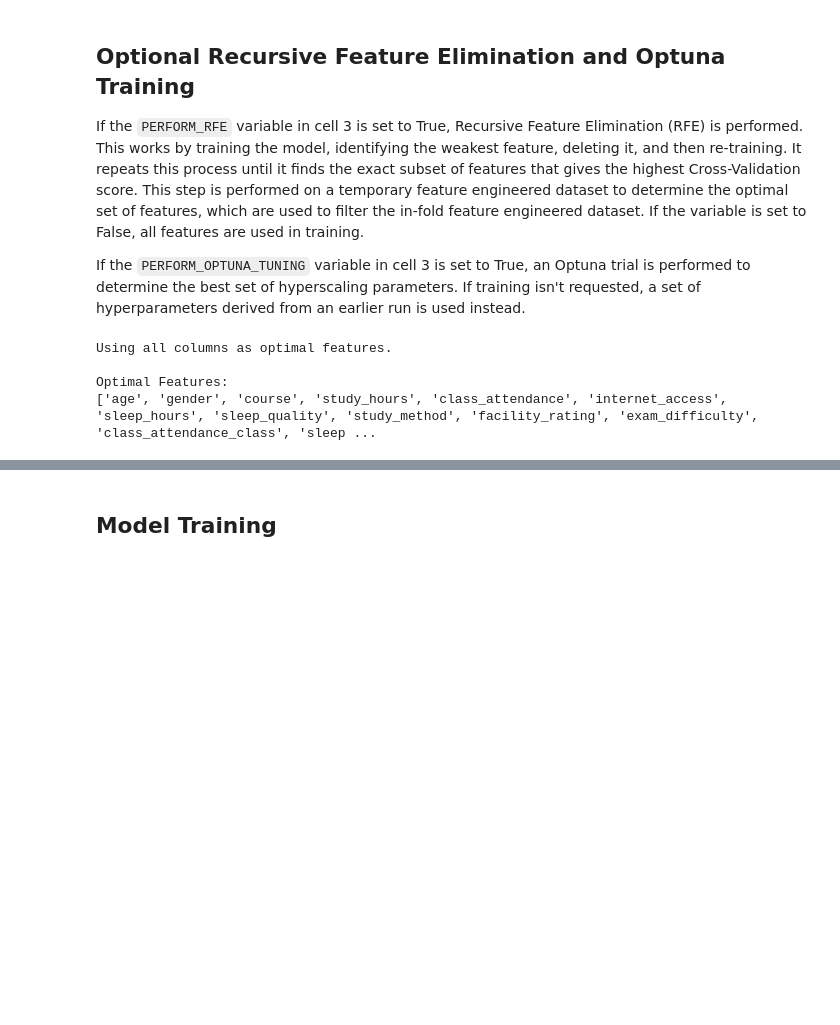
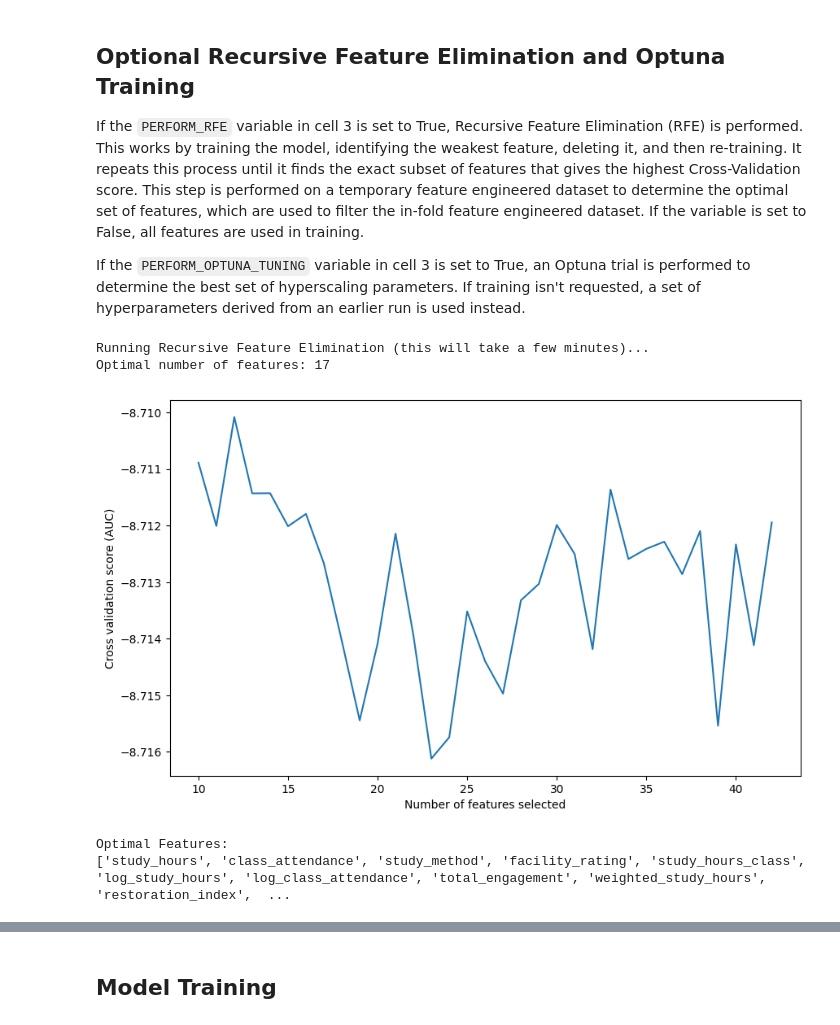
Before and after one commit to SteveTarter/kaggle-playground-series, a Jupyter notebook: 2026/s06e01/ps-s06e01-xgboost.ipynb, the cells around one changed output, grey strips where cells are left out. Drawn from its saved outputs; the diff is of its cells as text; code cells hidden in the pictures; blank space fills up the shorter version.

```diff
--- a/2026/s06e01/ps-s06e01-xgboost.ipynb
+++ b/2026/s06e01/ps-s06e01-xgboost.ipynb
@@ -182,72 +181,81 @@ if cat_cols:
 
 if PERFORM_RFE:
     # Suppress the specific XGBoost warning to clean up the output
-    warnings.filterwarnings('ignore', message='.*Falling back to prediction using DMatrix.*')
+    warnings.filterwarnings("ignore", category=UserWarning, module="xgboost.core")
 
-    # Use a "stfe" set of parameters
-    rfe_params = {
-        'n_estimators': 1000,
-        'learning_rate': 0.05,
-        'max_depth': 6,          # Standard starting depth
-        'colsample_bytree': 0.8, # Allow it to see most features
-        'reg_alpha': 0.1,        # Light regularization only
-        'device': 'cuda',
-        'tree_method': 'hist',
-        'enable_categorical': True
-    }
+    # Use a conservative estimator for selection
+    # High depth, moderate learning rate to find signal quickly
+    clf = xgb.XGBRegressor(
+        n_estimators=1000,
+        learning_rate=0.05,
+        max_depth=6,
+        colsample_bytree=0.8,
+        reg_alpha=0.1,
+        tree_method='hist',
+        enable_categorical=True,
+        device='cpu',
+        random_state=seed,
+        n_jobs=n_jobs
+    )
 
-    # 'gpu_hist' is removed. Now we use 'hist' + device='cuda'
-    if USE_GPU:
-        rfe_params['device'] = 'cuda'
-    else:
-        rfe_params['device'] = 'cpu'
-
-    # Setup Model with Best Params
-    # We use the exact same params that found the signal in the noise
-    clf = xgb.XGBClassifier(**rfe_params)
-
-    # Initialize RFECV
-    # step=1: remove 1 feature at a time (most precise)
-    # min_features_to_select=10: Don't go below 10 features
+    # Use 'neg_root_mean_squared_error' for regression
     rfecv = RFECV(
         estimator=clf,
         step=1,
-        cv=StratifiedKFold(n_splits=3, shuffle=True, random_state=seed),
-        scoring='roc_auc',
+        cv=KFold(n_splits=5, shuffle=True, random_state=seed),
+        scoring='neg_root_mean_squared_error',
         min_features_to_select=15,
-        n_jobs=n_jobs,
-        verbose=0
+        n_jobs=n_jobs
     )
 
     print('Running Recursive Feature Elimination (this will take a few minutes)...')
     rfecv.fit(X_rfe, y)
 
     # Results
     print(f'Optimal number of features: {rfecv.n_features_}')
 
     # Plot Performance vs Number of Features
     # Note: usage of cv_results_ depends on sklearn version, this is for recent versions
     n_scores = len(rfecv.cv_results_['mean_test_score'])
     plt.figure(figsize=(10, 6))
     plt.xlabel('Number of features selected')
     plt.ylabel('Cross validation score (AUC)')
     plt.plot(
         range(10, 10 + n_scores),
         rfecv.cv_results_['mean_test_score']
     )
     plt.show()
 
     # Save the selected features for the next step
     optimal_cols = X_rfe.columns[rfecv.support_]
 else:
-    print('Using all columns as optimal features.')
-    optimal_cols = X_rfe.columns
+    print('Using columns from an earlier RFE as optimal features.')
+    optimal_cols = pd.Index([
+        'study_hours',
+        'class_attendance',
+        'study_method',
+        'facility_rating',
+        'study_hours_class',
+        'log_study_hours',
+        'log_class_attendance',
+        'total_engagement',
+        'weighted_study_hours',
+        'restoration_index',
+        'effort_coaching_hours',
+        'cluster_label',
+        'effort_gap',
+        'manual_formula',
+        'study_hours_sin',
+        'facility_rating_freq',
+        'study_hours_class_freq'
+])
 
 print('\nOptimal Features:')
 print(optimal_cols.tolist())
 # %% [output]
-Using all columns as optimal features.
-
-Optimal Features:
-['age', 'gender', 'course', 'study_hours', 'class_attendance', 'internet_access', 'sleep_hours', 'sleep_quality', 'study_method', 'facility_rating', 'exam_difficulty', 'class_attendance_class', 'sleep ...
+Running Recursive Feature Elimination (this will take a few minutes)...
+Optimal number of features: 17
+[figure, added]
+Optimal Features:
+['study_hours', 'class_attendance', 'study_method', 'facility_rating', 'study_hours_class', 'log_study_hours', 'log_class_attendance', 'total_engagement', 'weighted_study_hours', 'restoration_index',  ...
 # %%
```
Also changed, not shown: parts of 10 cells of this notebook, 7 other files.
